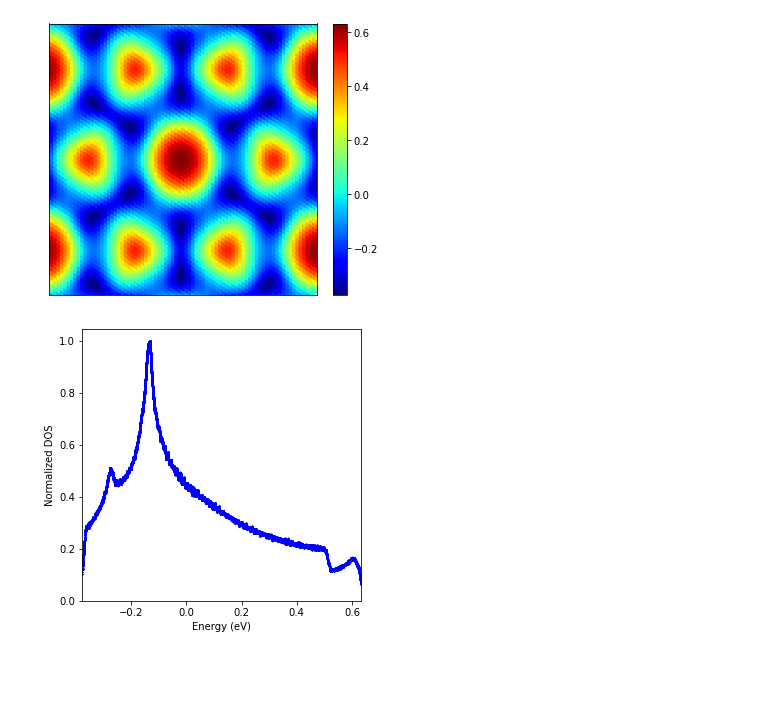
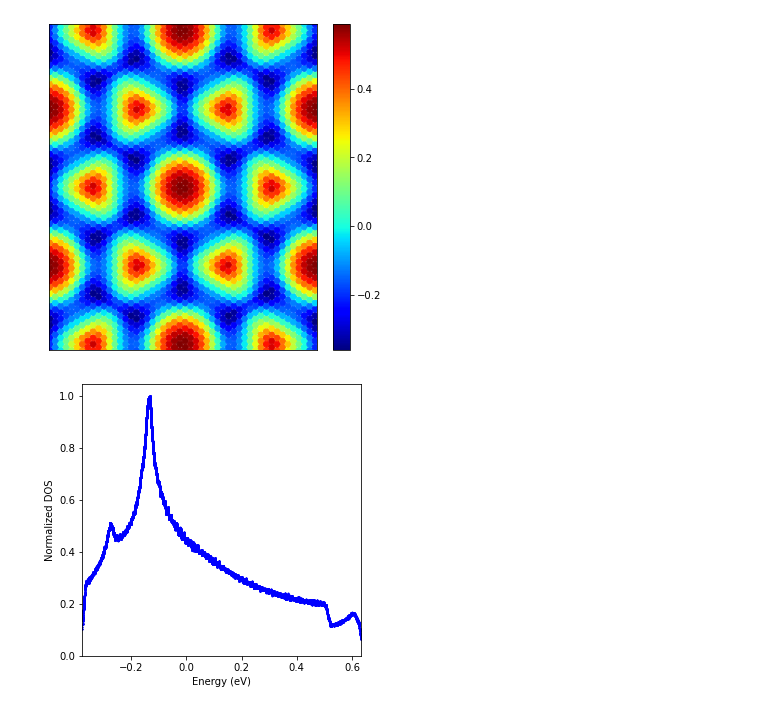
Before and after one commit to susyexists/typy, a Jupyter notebook: suscep.ipynb, the cells around one changed output. Drawn from its saved outputs; the diff is of its cells as text; code cells hidden in the pictures; blank space fills up the shorter version.

```diff
--- a/suscep.ipynb
+++ b/suscep.ipynb
@@ -10,7 +9,7 @@ file_path = f"./input/"
 #nscf = QE nscf out data
 #wout = W90 out data
 #hr = W90 hr data
-model = typy(file_path,nscf="nscf.out",hr="NbSe2_hr.dat")
+model = typy(file_path,nscf="nscf2.out",hr="wannier_hr.dat")
 # %%
 # ##Electron band energies in 1d path
 path, sym, label= GMKG(1000)
@@ -39,4 +21,8 @@ ValueError: 'c' argument has 40000 elements, which is inconsistent with 'x' and
+# %%
+N = 100
+mesh = mesh_2d(N)
+band_mesh = np.array(model.parallel_solver(mesh))
 # %%
-plot_electron_mesh(model,N=100,metallic_band_index=6)
+plot_electron_mesh(band_mesh,N=N, metallic_band_index=6,xlim=1,ylim=1.2)
 # %% [output]
-[figure, old version]
+[figure, new version]
```
Also changed, not shown: parts of 7 cells of this notebook, 3 other files.
